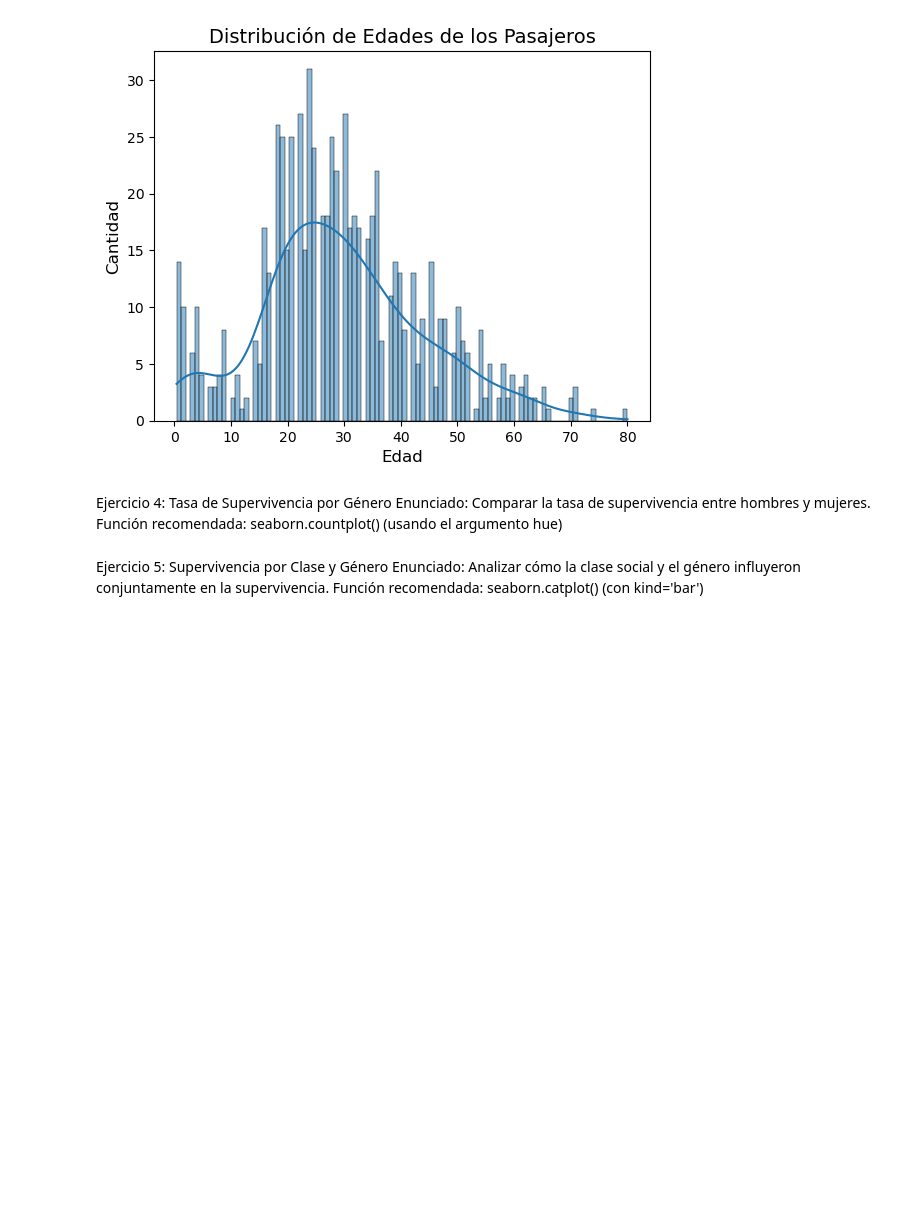
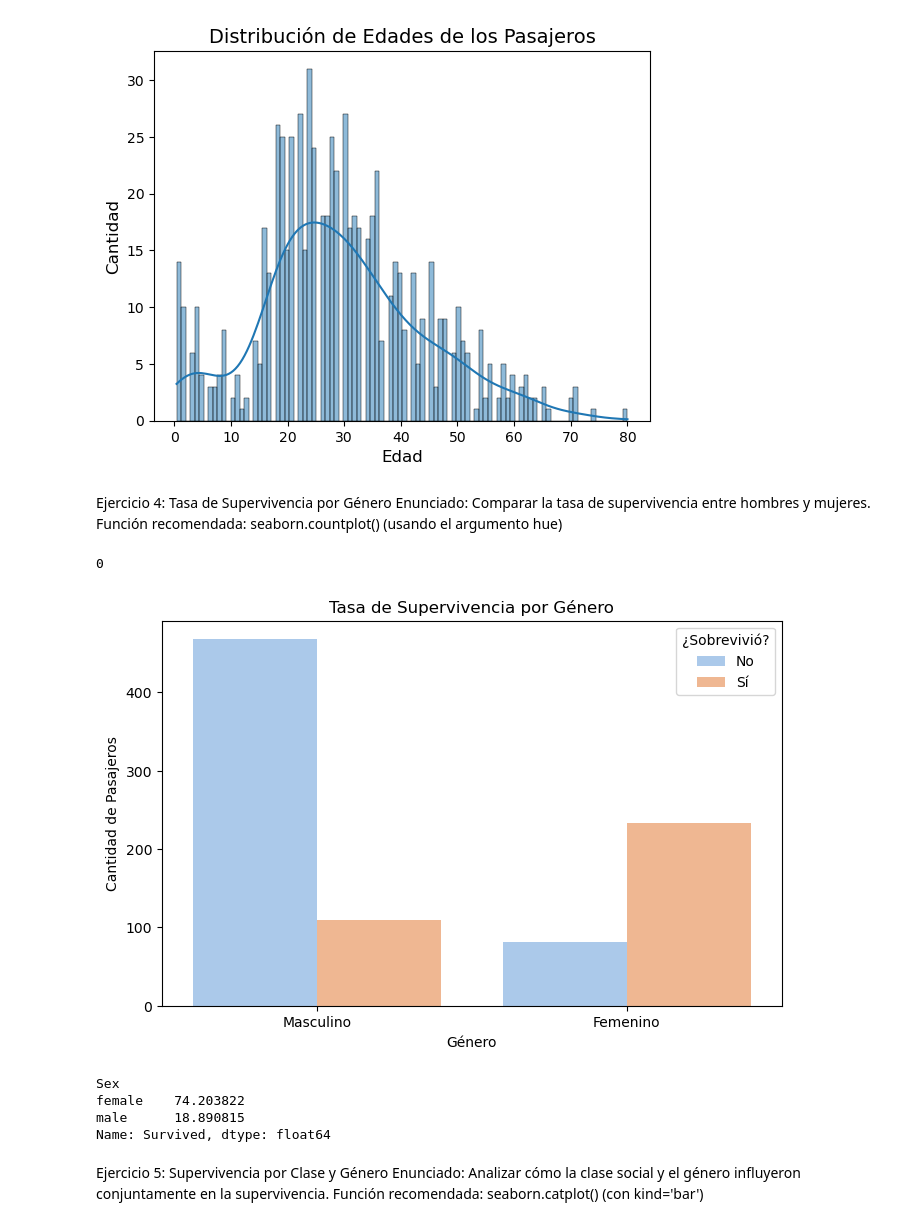
Before and after one commit to Sanyer16/titanic-visualizations, a Jupyter notebook: titanic_visualizations.ipynb, the cells around one changed output. Drawn from its saved outputs; the diff is of its cells as text; code cells hidden in the pictures; blank space fills up the shorter version.

```diff
--- a/titanic_visualizations.ipynb
+++ b/titanic_visualizations.ipynb
@@ -174,6 +174,35 @@ Text(0, 0.5, 'Cantidad')
 Ejercicio 4: Tasa de Supervivencia por Género
 Enunciado: Comparar la tasa de supervivencia entre hombres y mujeres.
 Función recomendada: seaborn.countplot() (usando el argumento hue)
+# %%
+#confirmar que hay valores nulos en la columna 'Age'
+df['Sex'].isnull().sum()
+
+#no hay que hacer tratamientiento de nulos
+# %% [output]
+0
+# %%
+#cambiar generos a español
+df_genero = df.copy() #se copia el priginal para no modificarlo
+df_genero['Sex'] = df_genero['Sex'].replace({'male': 'Masculino', 'female': 'Femenino'})
+
+plt.figure(figsize=(8, 5))
+sns.countplot(data=df_genero, x='Sex', hue='Survived', palette='pastel')
+plt.title('Tasa de Supervivencia por Género')
+plt.xlabel('Género')
+plt.ylabel('Cantidad de Pasajeros')
+plt.legend(title='¿Sobrevivió?', labels=['No', 'Sí'])
+plt.show()
+
+
+tasa_supervivencia = df.groupby('Sex')['Survived'].mean() * 100
+tasa_supervivencia
+# %% [output]
+[figure, added]
+Sex
+female    74.203822
+male      18.890815
+Name: Survived, dtype: float64
 # %% [markdown]
 Ejercicio 5: Supervivencia por Clase y Género
 Enunciado: Analizar cómo la clase social y el género influyeron conjuntamente en la supervivencia.
```
